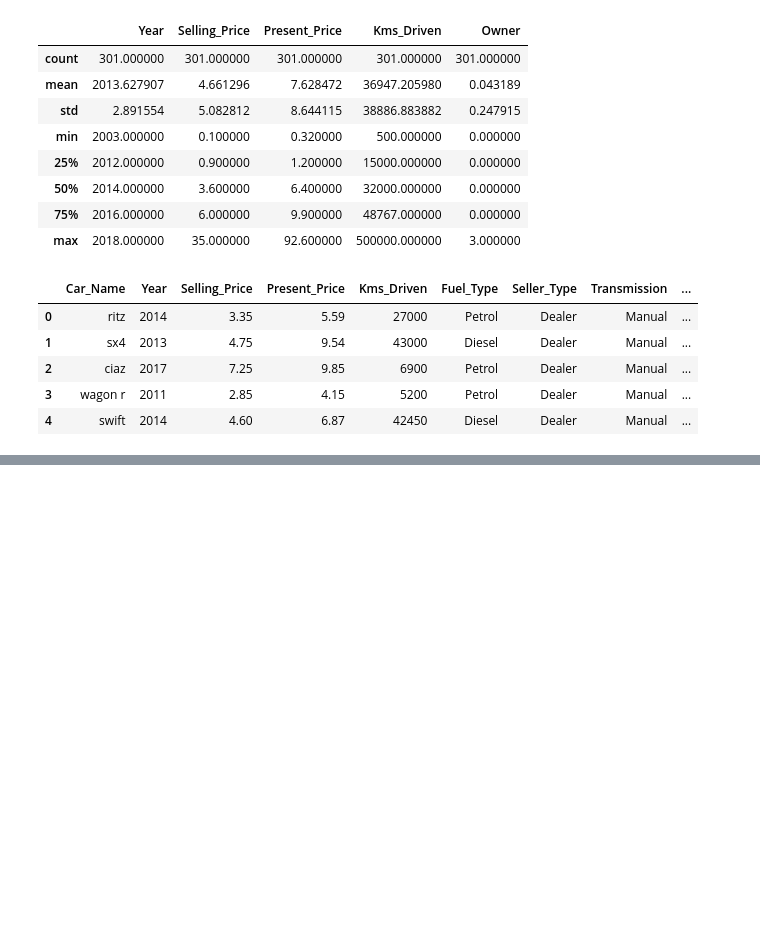
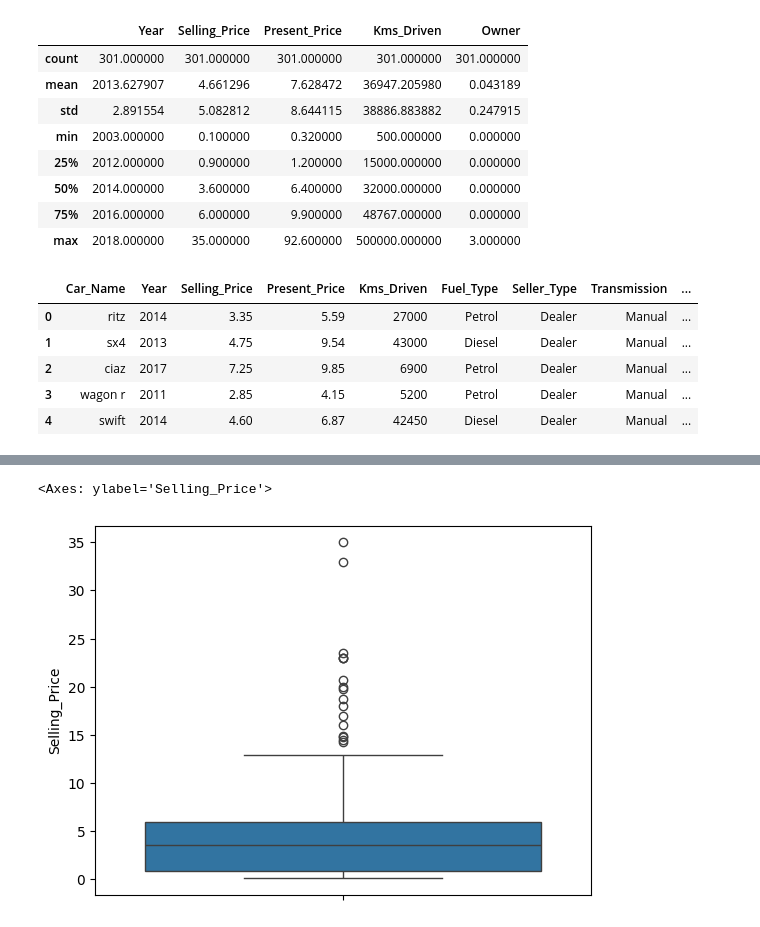
Before and after one commit to Namir50/Data-Science-Tutorial, a Jupyter notebook: Linear Regression/Car_price_prediction.ipynb, the cells around one changed output, grey strips where cells are left out. Cells and saved outputs as stored; diff of their text form; code cells hidden in the pictures; blank space fills up the shorter version.

```diff
--- a/Linear Regression/Car_price_prediction.ipynb
+++ b/Linear Regression/Car_price_prediction.ipynb
@@ -122,0 +132,8 @@ data.drop('Year',axis = 1,inplace = True)
+# %%
+#detecting outlier in selling price
+import seaborn as sns
+sns.boxplot(data['Selling_Price'])
+#2 data points are far away so they are outlier
+# %% [output]
+<Axes: ylabel='Selling_Price'>
+[figure, added]
```
Also changed, not shown: parts of 5 cells of this notebook.
